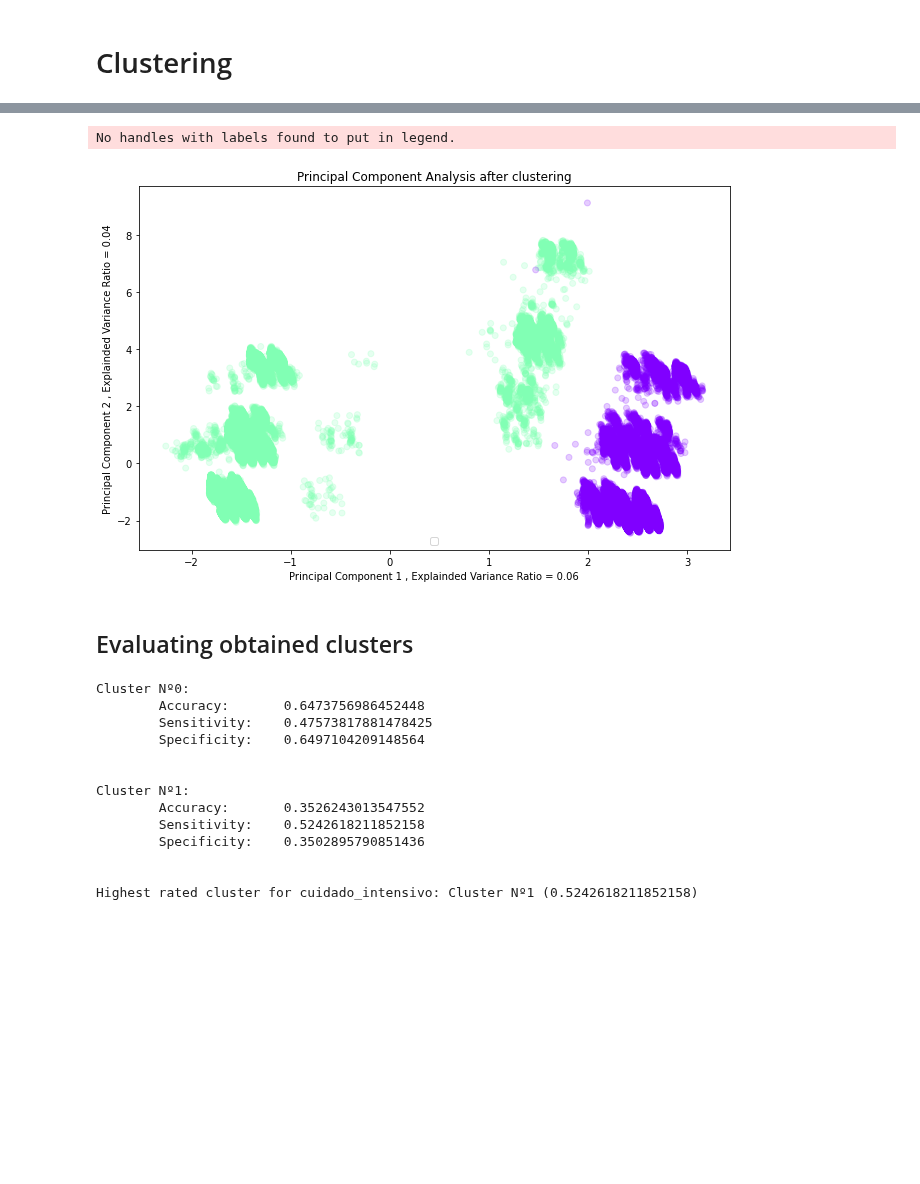
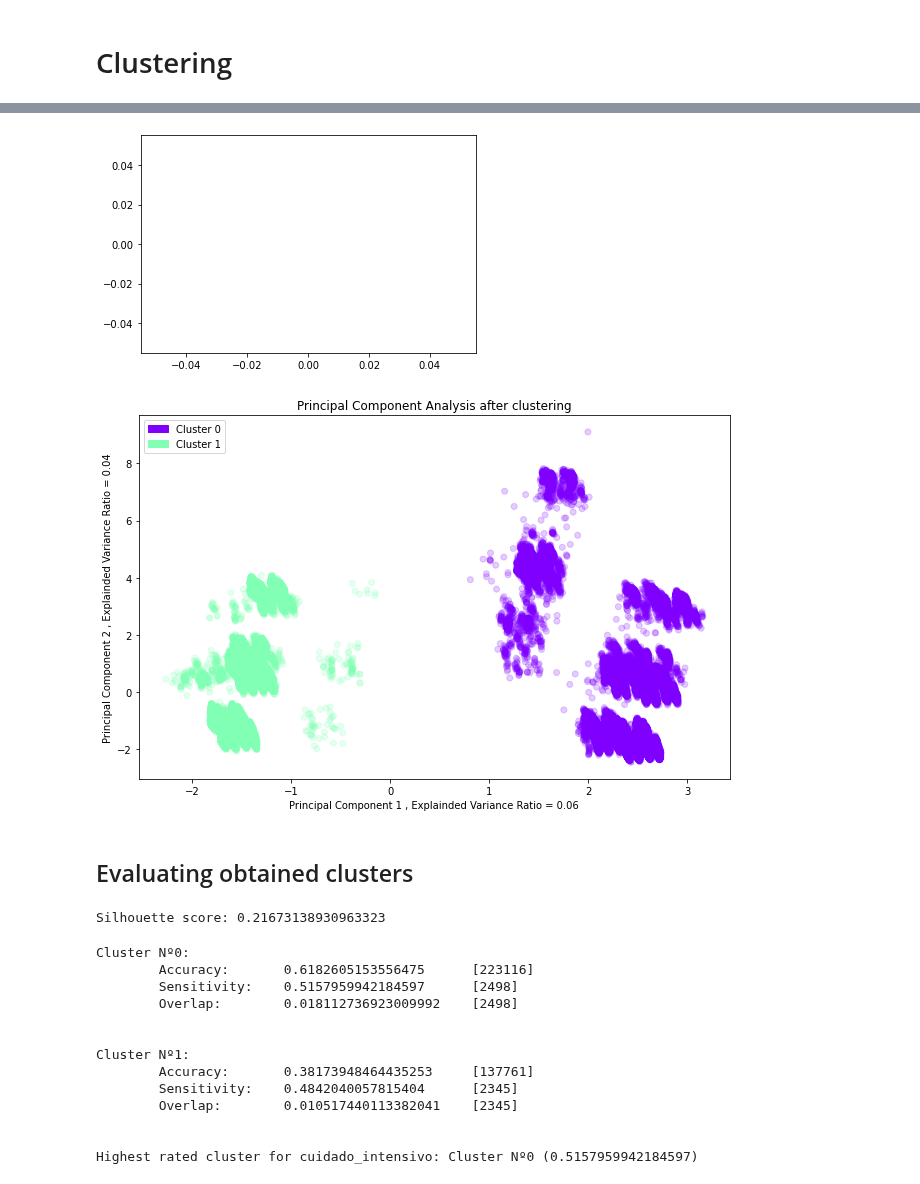
Before and after one commit to tomiambro/clusterai2020_grupo1, a Jupyter notebook: Clustering_Lea_30pca-2clu.ipynb, the cells around one changed output, grey strips where cells are left out. Cells and saved outputs as stored; diff of their text form; code cells hidden in the pictures; blank space fills up the shorter version.

```diff
--- a/Clustering_Lea_30pca-2clu.ipynb
+++ b/Clustering_Lea_30pca-2clu.ipynb
@@ -200,34 +200,36 @@ kmeans_eigenvalues = kmeans_pca.explained_variance_ratio_
 # %%
 # plot PCA
 y_pca = np.reshape(np.array(kmeans.labels_),(len(kmeans.labels_),1))
+handlers = [('Cluster ' + str(i)) for i in range(n_clusters)]
 col = np.zeros((len(y_pca[:,0]),4))
 col_float = 1.0 / n_clusters
+arrows = [plt.arrow(0,0, 0,0, head_width=0.0, color=np.reshape(cm.rainbow(np.linspace(i*col_float, i*col_float, 1)),(4,))) for i in range(n_clusters)]
 for t in range(len(y_pca[:,0])):
     ray = y_pca[t,0] * col_float
     if y_pca[t,0]==0:
         col[t,] += np.reshape(cm.rainbow(np.linspace(ray, ray, 1)),(4,))
     elif y_pca[t,0]==1:
         col[t,] += np.reshape(cm.rainbow(np.linspace(ray, ray, 1)),(4,))
     elif y_pca[t,0]==2:
         col[t,] += np.reshape(cm.rainbow(np.linspace(ray, ray, 1)),(4,))
     elif y_pca[t,0]==3:
         col[t,] += np.reshape(cm.rainbow(np.linspace(ray, ray, 1)),(4,))
     elif y_pca[t,0]==4:
         col[t,] += np.reshape(cm.rainbow(np.linspace(ray, ray, 1)),(4,))
     elif y_pca[t,0]==5:
         col[t,] += np.reshape(cm.rainbow(np.linspace(ray, ray, 1)),(4,))
 
 plt.figure(figsize=(9,6))
 plt.scatter(kmeans_xpca.loc[:,0],kmeans_xpca.loc[:,1], c=col, alpha = 0.2)
 plt.xlabel('Principal Component 1 , Explainded Variance Ratio = ' + str(np.round(kmeans_eigenvalues[0],2)))
 plt.ylabel('Principal Component 2 , Explainded Variance Ratio = ' + str(np.round(kmeans_eigenvalues[1],2)))
 plt.title('Principal Component Analysis after clustering')
-plt.legend(loc='lower center')
+plt.legend(arrows, handlers, loc='upper left')
 plt.tight_layout()
 plt.show()
 # %% [output]
-No handles with labels found to put in legend.
-[figure, old version]
+[figure, new version]
+[figure, added]
 # %% [markdown]
 ## Evaluating obtained clusters
 # %%
@@ -235,6 +237,12 @@ from sklearn.metrics import confusion_matrix
 # %%
 kmean_labels = pd.DataFrame(kmeans.labels_)
 clusters_df = pd.get_dummies(kmean_labels[0])
+# %%
+# Silhouette score
+silhouette = silhouette_score(datos, kmean_labels, metric='euclidean', sample_size=50000, random_state=1000)
+print('Silhouette score: ' + str(silhouette))
+# %% [output]
+Silhouette score: 0.21673138930963323
 # %%
 ground_truth = 'cuidado_intensivo'
 top_sens = 0
@@ -247,12 +255,12 @@ for cluster in clusters_df.columns:
 
     accuracy = (tn + tp) / (tn + fp + fn + tp)
     sensitivity = tp / (tp + fn)
-    specificity = tn / (tn + fp)
+    overlap = tp / (tp + fp)
 
     print('Cluster Nº' + str(cluster) + ':')
-    print('\tAccuracy:\t' + str(accuracy))
-    print('\tSensitivity:\t' + str(sensitivity))
-    print('\tSpecificity:\t' + str(specificity))
+    print('\tAccuracy:\t' + str(accuracy) + '\t[' + str(tn+tp) + ']')
+    print('\tSensitivity:\t' + str(sensitivity) + '\t[' + str(tp) + ']')
+    print('\tOverlap:\t' + str(overlap) + '\t[' + str(tp) + ']')
     print('\n')
 
     if sensitivity > top_sens:
@@ -262,18 +270,18 @@ for cluster in clusters_df.columns:
 print('Highest rated cluster for ' + ground_truth + ': Cluster Nº' + str(top_cluster) + ' (' + str(top_sens) + ')')
 # %% [output]
 Cluster Nº0:
-        Accuracy:       0.6473756986452448
-        Sensitivity:    0.47573817881478425
-        Specificity:    0.6497104209148564
+        Accuracy:       0.6182605153556475      [223116]
+        Sensitivity:    0.5157959942184597      [2498]
+        Overlap:        0.018112736923009992    [2498]
 
 
 Cluster Nº1:
-        Accuracy:       0.3526243013547552
-        Sensitivity:    0.5242618211852158
-        Specificity:    0.3502895790851436
+        Accuracy:       0.38173948464435253     [137761]
+        Sensitivity:    0.4842040057815404      [2345]
+        Overlap:        0.010517440113382041    [2345]
 
 
-Highest rated cluster for cuidado_intensivo: Cluster Nº1 (0.5242618211852158)
+Highest rated cluster for cuidado_intensivo: Cluster Nº0 (0.5157959942184597)
 # %%
 ground_truth = 'asistencia_respiratoria_mecanica'
 
```
Also changed, not shown: parts of 5 cells of this notebook, 8 other files.
